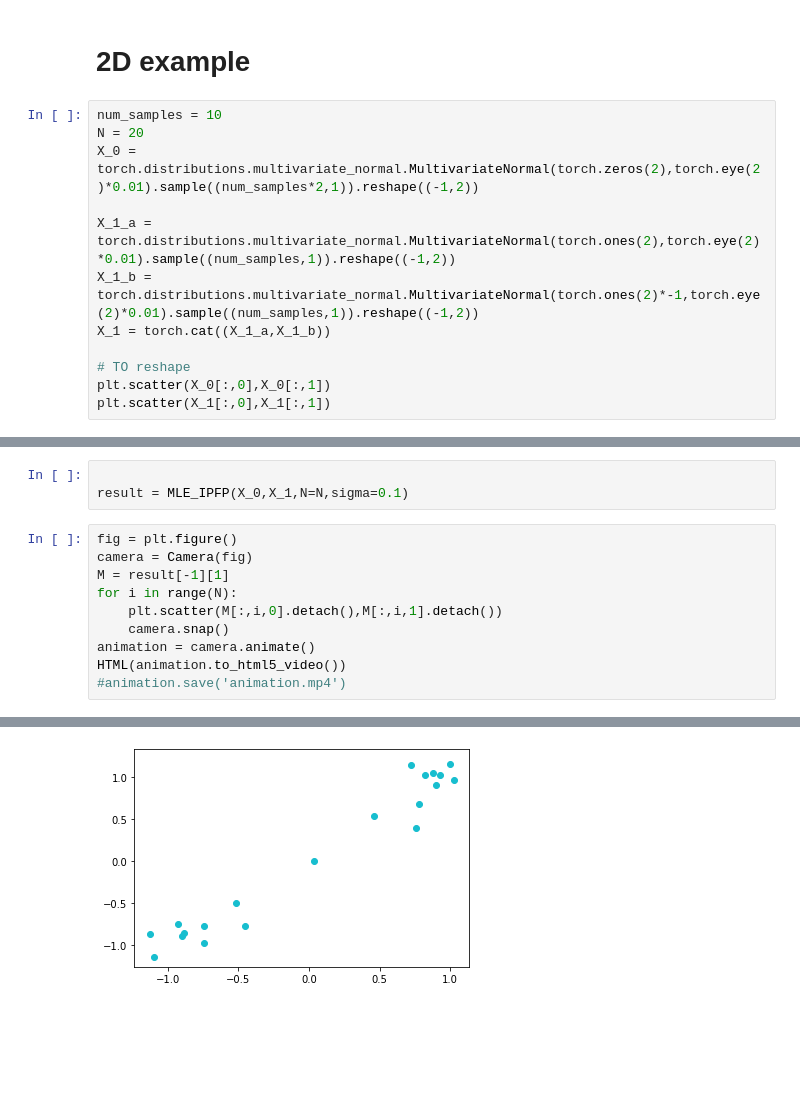
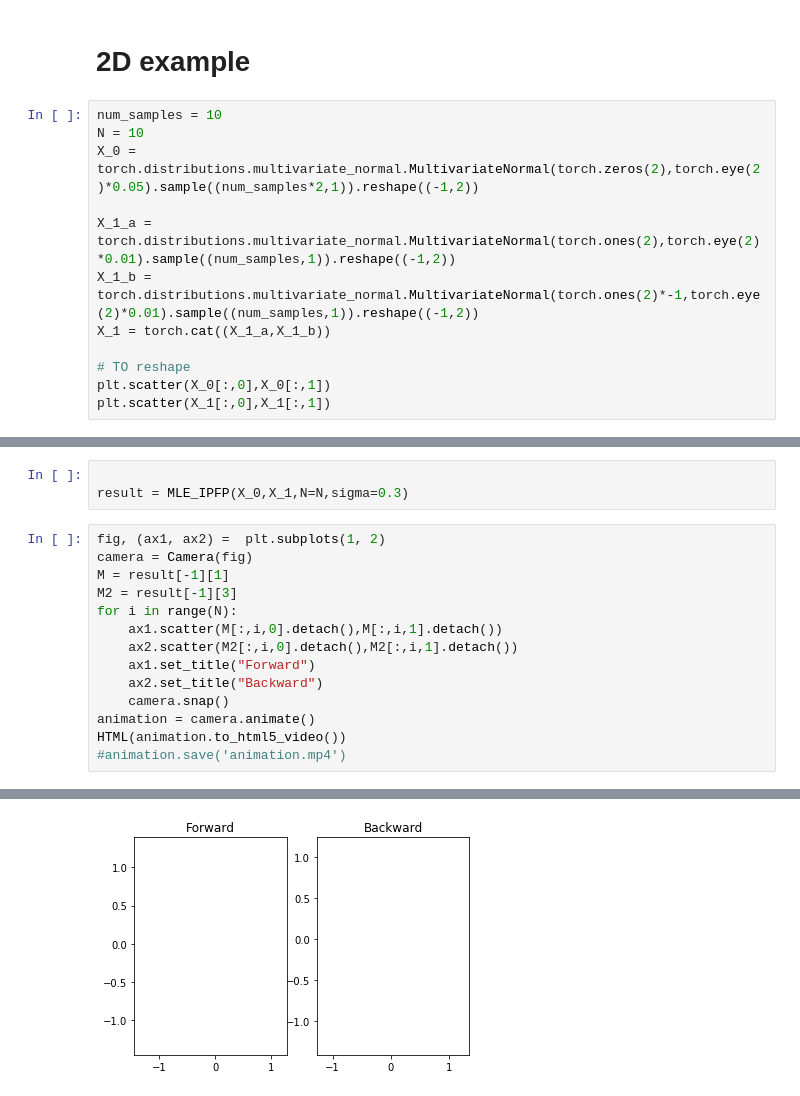
Before and after one commit to franciscovargas/GP_Sinkhorn, a Jupyter notebook: notebooks/GP_Drift_Fit.ipynb, the cells around one changed output, grey strips where cells are left out. Saved outputs shown, nothing was run; the diff lists cells and outputs as text; blank space fills up the shorter version.

```diff
--- a/notebooks/GP_Drift_Fit.ipynb
+++ b/notebooks/GP_Drift_Fit.ipynb
@@ -267,8 +83,8 @@ plot_trajectories_2(M2,  T2)
 # 2D example
 # %%
 num_samples = 10
-N = 20
-X_0 = torch.distributions.multivariate_normal.MultivariateNormal(torch.zeros(2),torch.eye(2)*0.01).sample((num_samples*2,1)).reshape((-1,2))
+N = 10
+X_0 = torch.distributions.multivariate_normal.MultivariateNormal(torch.zeros(2),torch.eye(2)*0.05).sample((num_samples*2,1)).reshape((-1,2))
 
 X_1_a = torch.distributions.multivariate_normal.MultivariateNormal(torch.ones(2),torch.eye(2)*0.01).sample((num_samples,1)).reshape((-1,2))
 X_1_b = torch.distributions.multivariate_normal.MultivariateNormal(torch.ones(2)*-1,torch.eye(2)*0.01).sample((num_samples,1)).reshape((-1,2))
@@ -283,16 +99,20 @@ plt.scatter(X_1[:,0],X_1[:,1])
 # %%
 
-result = MLE_IPFP(X_0,X_1,N=N,sigma=0.1)
+result = MLE_IPFP(X_0,X_1,N=N,sigma=0.3)
 # %%
-fig = plt.figure()
+fig, (ax1, ax2) =  plt.subplots(1, 2)
 camera = Camera(fig)
 M = result[-1][1]
+M2 = result[-1][3]
 for i in range(N):
-    plt.scatter(M[:,i,0].detach(),M[:,i,1].detach())
+    ax1.scatter(M[:,i,0].detach(),M[:,i,1].detach())
+    ax2.scatter(M2[:,i,0].detach(),M2[:,i,1].detach())
+    ax1.set_title("Forward")
+    ax2.set_title("Backward")
     camera.snap()
 animation = camera.animate()
 HTML(animation.to_html5_video())
 #animation.save('animation.mp4')
 # %% [output]
 [interactive output not drawn]
-[figure, old version]
+[figure, new version]
```
Also changed, not shown: parts of 9 cells of this notebook, 5 other files.
